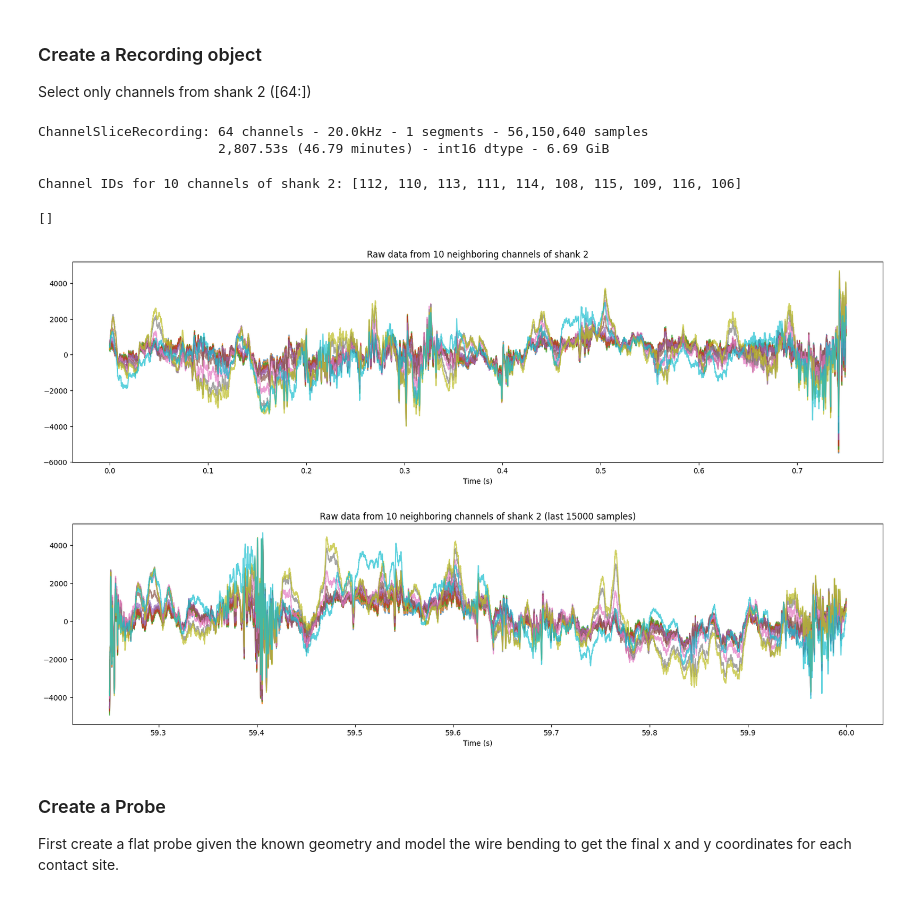
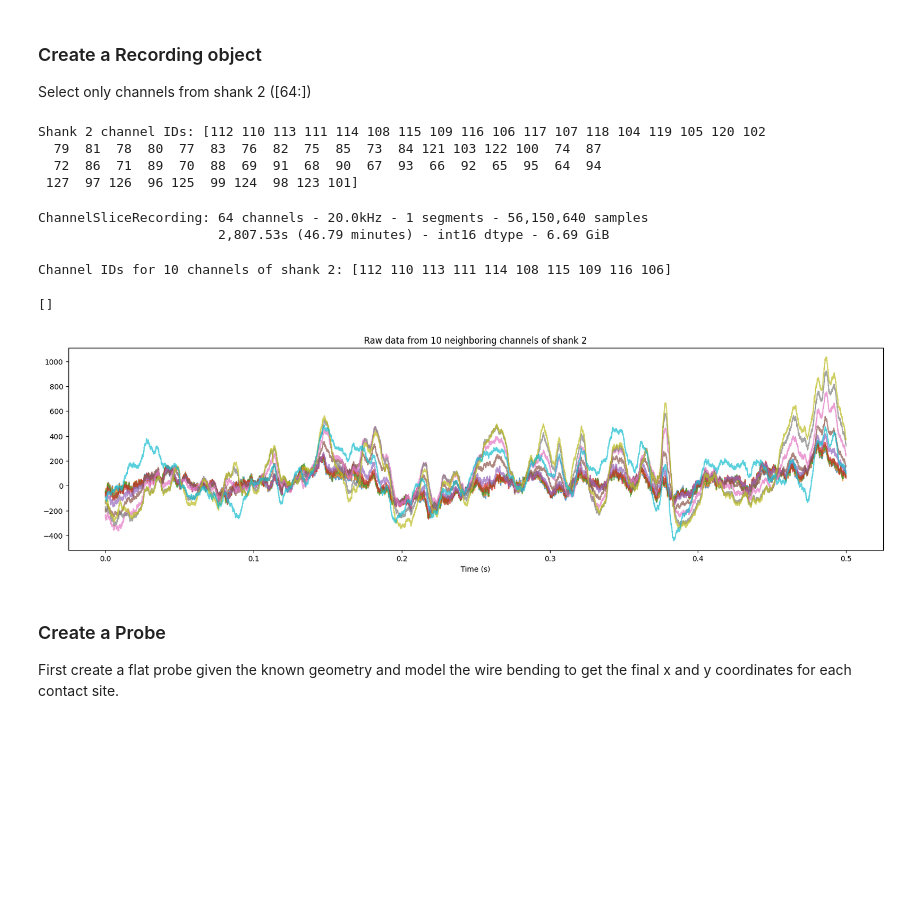
Before and after one commit to BruneBettler/SpikeExplore, a Jupyter notebook: dataExploration.ipynb, the cells around one changed output. Cells and saved outputs as stored; diff of their text form; code cells hidden in the pictures; blank space fills up the shorter version.

```diff
--- a/dataExploration.ipynb
+++ b/dataExploration.ipynb
@@ -37,8 +37,8 @@ import matplotlib.pyplot as plt
 from probeinterface import Probe, ProbeGroup, generate_linear_probe, generate_multi_shank, combine_probes
 from probeinterface.plotting import plot_probe
 # %%
-dat_path = r"/Volumes/Trenholm2/neuroTechData/amplifier.dat" #r"D:\Yanik Lab Dropbox\Peter Gombkoto\Multiarea rat recordings\Buzsaki\RAT\ETH_F_R01_20260311\homecage_260311_144123\amplifier.dat",
-xml_path = r"/Volumes/Trenholm2/neuroTechData/amplifier.xml" #r"D:\Yanik Lab Dropbox\Peter Gombkoto\Multiarea rat recordings\Buzsaki\RAT\ETH_F_R01_20260311\homecage_260311_144123\amplifier.xml",
+dat_path = r"D:\Yanik Lab Dropbox\Peter Gombkoto\Multiarea rat recordings\Buzsaki\RAT\ETH_F_R01_20260311\homecage_260311_144123\amplifier.dat" #r"/Volumes/Trenholm2/neuroTechData/amplifier.dat"
+xml_path = r"D:\Yanik Lab Dropbox\Peter Gombkoto\Multiarea rat recordings\Buzsaki\RAT\ETH_F_R01_20260311\homecage_260311_144123\amplifier.xml" #r"/Volumes/Trenholm2/neuroTechData/amplifier.xml",
 
 channel_ids, skippedChannels, xml_data = getXMLData(xml_path)
 nBits, nChannels, samplingRate, offset, lfpSamplingRate = xml_data
@@ -53,36 +53,36 @@ Channels to skip based on xml: [49, 15, 113, 120, 87]
 Select only channels from shank 2 ([64:])
 # %%
 recording = si.read_binary(file_paths=dat_path, sampling_frequency=samplingRate, dtype=f"int{nBits}", num_channels=nChannels, channel_ids=channel_ids, is_filtered=False, gain_to_uV=uV_per_count, offset_to_uV=0.0)
-shank2_channel_ids = channel_ids[64:]
+shank2_channel_ids = np.array(channel_ids[64:])
+print(f"Shank 2 channel IDs: {shank2_channel_ids}")
+
 
 shank2_recording = recording.select_channels(channel_ids=shank2_channel_ids)
 shank2_recording
 # %% [output]
-ChannelSliceRecording: 64 channels - 20.0kHz - 1 segments - 56,150,640 samples
-                       2,807.53s (46.79 minutes) - int16 dtype - 6.69 GiB
+Shank 2 channel IDs: [112 110 113 111 114 108 115 109 116 106 117 107 118 104 119 105 120 102
+  79  81  78  80  77  83  76  82  75  85  73  84 121 103 122 100  74  87
+  72  86  71  89  70  88  69  91  68  90  67  93  66  92  65  95  64  94
+ 127  97 126  96 125  99 124  98 123 101]
+ChannelSliceRecording: 64 channels - 20.0kHz - 1 segments - 56,150,640 samples
+                       2,807.53s (46.79 minutes) - int16 dtype - 6.69 GiB
 # %%
-shank2_traces = shank2_recording.get_traces(channel_ids=shank2_channel_ids[:10], start_frame=1200000, end_frame=2400000)
+shank2_traces = shank2_recording.get_traces(channel_ids=shank2_channel_ids[:10], start_frame=10500000, end_frame=10510000, return_scaled=True)
 print(f"Channel IDs for 10 channels of shank 2: {shank2_channel_ids[:10]}")
 
 t = np.arange(shank2_traces.shape[0]) / (samplingRate) # Time vector in seconds
 
 # plot sample channels to get an idea of what the data looks like
 
 plt.figure(figsize=(20, 5))
-plt.plot(t[:15000], shank2_traces[:15000], alpha=0.7)
+plt.plot(t, shank2_traces, alpha=0.7)
 plt.title("Raw data from 10 neighboring channels of shank 2")
 plt.xlabel("Time (s)")
 plt.plot()
-plt.figure(figsize=(20, 5))
-plt.plot(t[-15000:], shank2_traces[-15000:], alpha=0.7)
-plt.title("Raw data from 10 neighboring channels of shank 2 (last 15000 samples)")
-plt.xlabel("Time (s)")
-plt.plot()
 # %% [output]
-Channel IDs for 10 channels of shank 2: [112, 110, 113, 111, 114, 108, 115, 109, 116, 106]
+Channel IDs for 10 channels of shank 2: [112 110 113 111 114 108 115 109 116 106]
 []
-[figure, old version]
+[figure, new version]
-[figure, removed]
 # %% [markdown]
 ### Create a Probe
 
```
Also changed, not shown: parts of 13 cells of this notebook, 4 other files.
